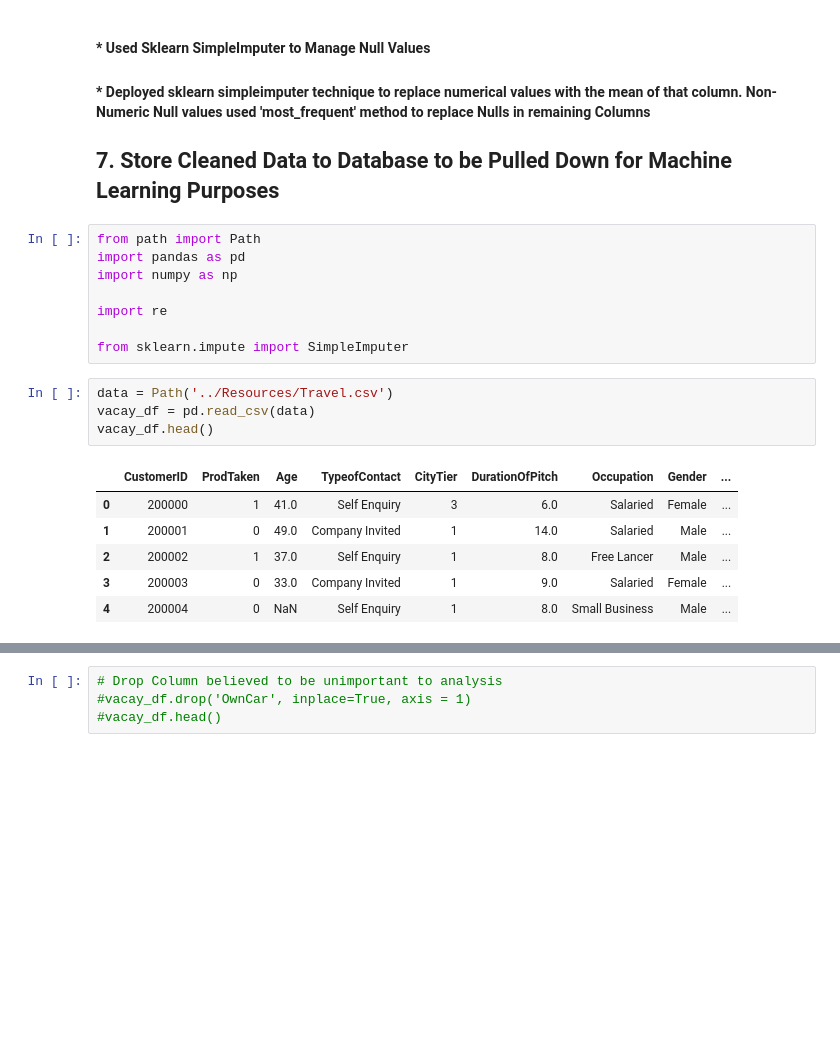
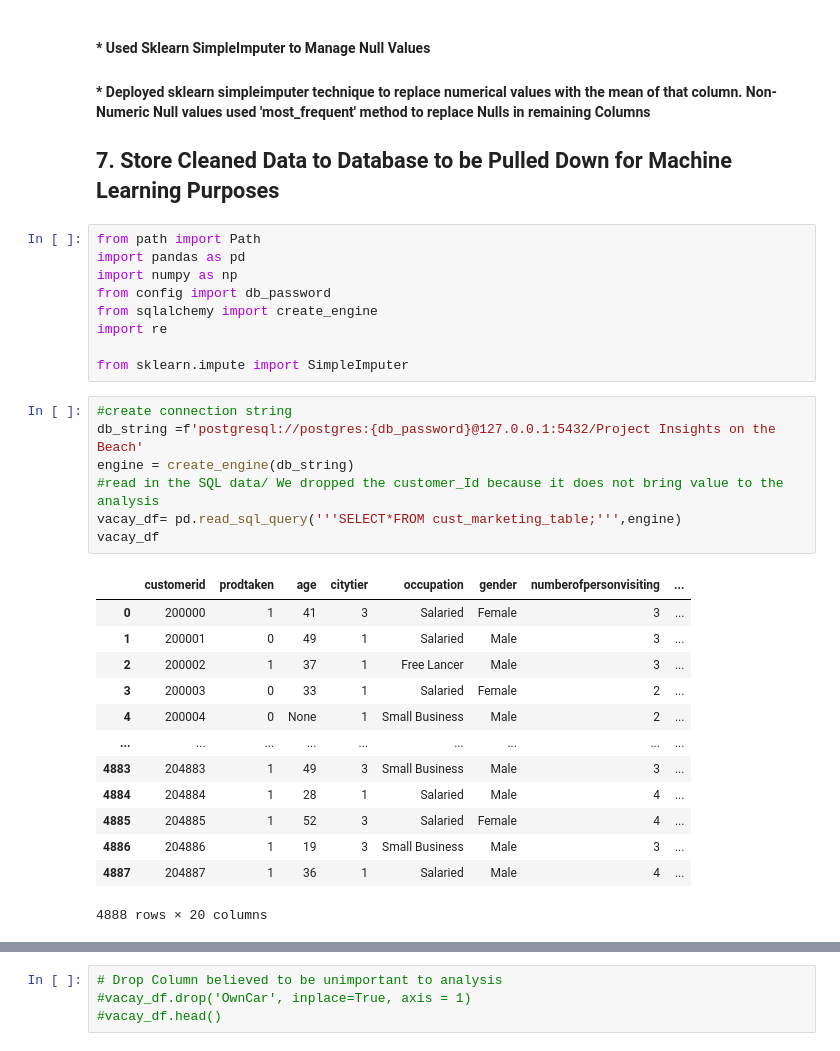
Before and after one commit to Cthompsonlbi/Team_Red, a Jupyter notebook: Notebooks/InsightEDA.ipynb, the cells around one changed output, grey strips where cells are left out. Cells and saved outputs as stored; diff of their text form; blank space fills up the shorter version.

```diff
--- a/Notebooks/InsightEDA.ipynb
+++ b/Notebooks/InsightEDA.ipynb
@@ -16,18 +16,29 @@
 from path import Path
 import pandas as pd
 import numpy as np
-
+from config import db_password
+from sqlalchemy import create_engine
 import re
 
 from sklearn.impute import SimpleImputer
 # %%
-data = Path('../Resources/Travel.csv')
-vacay_df = pd.read_csv(data)
-vacay_df.head()
+#create connection string
+db_string =f'postgresql://postgres:{db_password}@127.0.0.1:5432/Project Insights on the Beach'
+engine = create_engine(db_string)
+#read in the SQL data/ We dropped the customer_Id because it does not bring value to the analysis
+vacay_df= pd.read_sql_query('''SELECT*FROM cust_marketing_table;''',engine)
+vacay_df
 # %% [output]
-|  | CustomerID | ProdTaken | Age | TypeofContact | CityTier | DurationOfPitch | Occupation | Gender | ... |
-| 0 | 200000 | 1 | 41.0 | Self Enquiry | 3 | 6.0 | Salaried | Female | ... |
-| 1 | 200001 | 0 | 49.0 | Company Invited | 1 | 14.0 | Salaried | Male | ... |
-| 2 | 200002 | 1 | 37.0 | Self Enquiry | 1 | 8.0 | Free Lancer | Male | ... |
-| 3 | 200003 | 0 | 33.0 | Company Invited | 1 | 9.0 | Salaried | Female | ... |
-| 4 | 200004 | 0 | NaN | Self Enquiry | 1 | 8.0 | Small Business | Male | ... |
+|  | customerid | prodtaken | age | citytier | occupation | gender | numberofpersonvisiting | ... |
+| 0 | 200000 | 1 | 41 | 3 | Salaried | Female | 3 | ... |
+| 1 | 200001 | 0 | 49 | 1 | Salaried | Male | 3 | ... |
+| 2 | 200002 | 1 | 37 | 1 | Free Lancer | Male | 3 | ... |
+| 3 | 200003 | 0 | 33 | 1 | Salaried | Female | 2 | ... |
+| 4 | 200004 | 0 | None | 1 | Small Business | Male | 2 | ... |
+| ... | ... | ... | ... | ... | ... | ... | ... | ... |
+| 4883 | 204883 | 1 | 49 | 3 | Small Business | Male | 3 | ... |
+| 4884 | 204884 | 1 | 28 | 1 | Salaried | Male | 4 | ... |
+| 4885 | 204885 | 1 | 52 | 3 | Salaried | Female | 4 | ... |
+| 4886 | 204886 | 1 | 19 | 3 | Small Business | Male | 3 | ... |
+| 4887 | 204887 | 1 | 36 | 1 | Salaried | Male | 4 | ... |
+4888 rows × 20 columns
```
Also changed, not shown: parts of 30 cells of this notebook, 2 other files.
